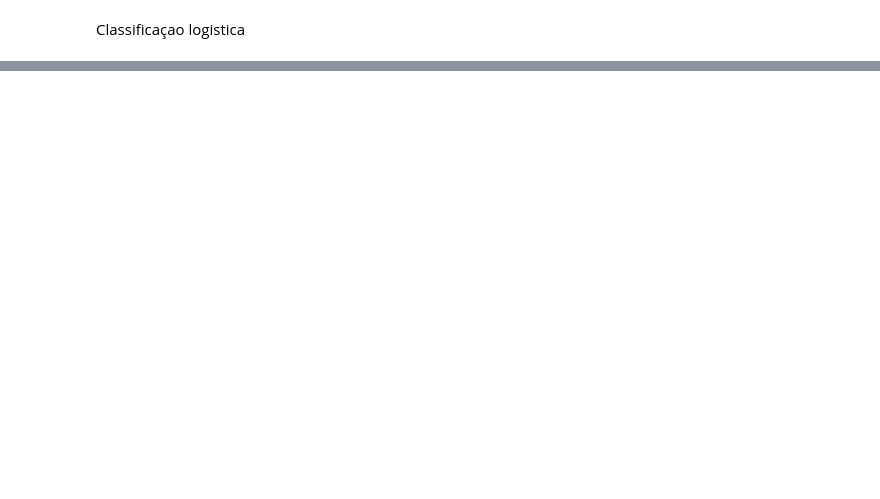
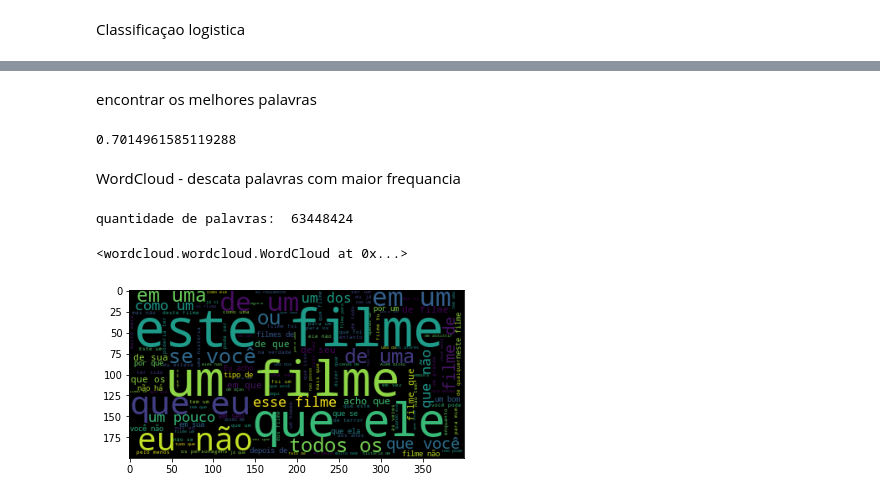
Before and after one commit to EduardoMoraesRitter/Introducao-NLP-classificacao, a Jupyter notebook: classificar_textos.ipynb, the cells around one changed output, grey strips where cells are left out. Saved outputs shown, nothing was run; the diff lists cells and outputs as text; code cells hidden in the pictures; blank space fills up the shorter version.

```diff
--- a/classificar_textos.ipynb
+++ b/classificar_textos.ipynb
@@ -162,0 +162,21 @@ ValueError: ignored
+# %% [markdown]
+encontrar os melhores palavras
+# %%
+def classificacao_texto(texto, coluna_texto, coluna_classificacao):
+
+  vetorizar = CountVectorizer(lowercase=False, max_features=100)
+  bag_word = vetorizar.fit_transform(texto[coluna_texto])
+
+  treino, teste, classes_treino, classes_teste = train_test_split(bag_word,
+                                                                texto[coluna_classificacao],
+                                                                random_state = 42)
+
+  regressa_logistica = LogisticRegression()
+  regressa_logistica.fit(treino, classes_treino)
+  return regressa_logistica.score(teste, classes_teste)
+
+print(classificacao_texto(resenha,'text_pt', 'classificacao'))
+# %% [output]
+0.7014961585119288
+# %% [markdown]
+WordCloud - descata palavras com maior frequancia
@@ -162,0 +188,23 @@ ValueError: ignored
+# %%
+# compreensão de lista - https://www.alura.com.br/artigos/simplicando-o-processamento-com-compreensao-de-lista-do-python
+todas_palavras = ' '.join([texto for texto in resenha.text_pt])
+
+#todas_palavras[:3]
+print('quantidade de palavras: ',len(todas_palavras))
+# %% [output]
+quantidade de palavras:  63448424
+# %%
+#contruir as palavra
+nuvem_palavra = WordCloud().generate(todas_palavras)
+nuvem_palavra
+# %% [output]
+<wordcloud.wordcloud.WordCloud at 0x...>
+# %%
+#tranformar o objeto em visual
+import matplotlib.pyplot as plt
+
+plt.figure()
+plt.imshow(nuvem_palavra)
+plt.show()
+# %% [output]
+[figure, added]
```
Also changed, not shown: parts of 8 cells of this notebook.
